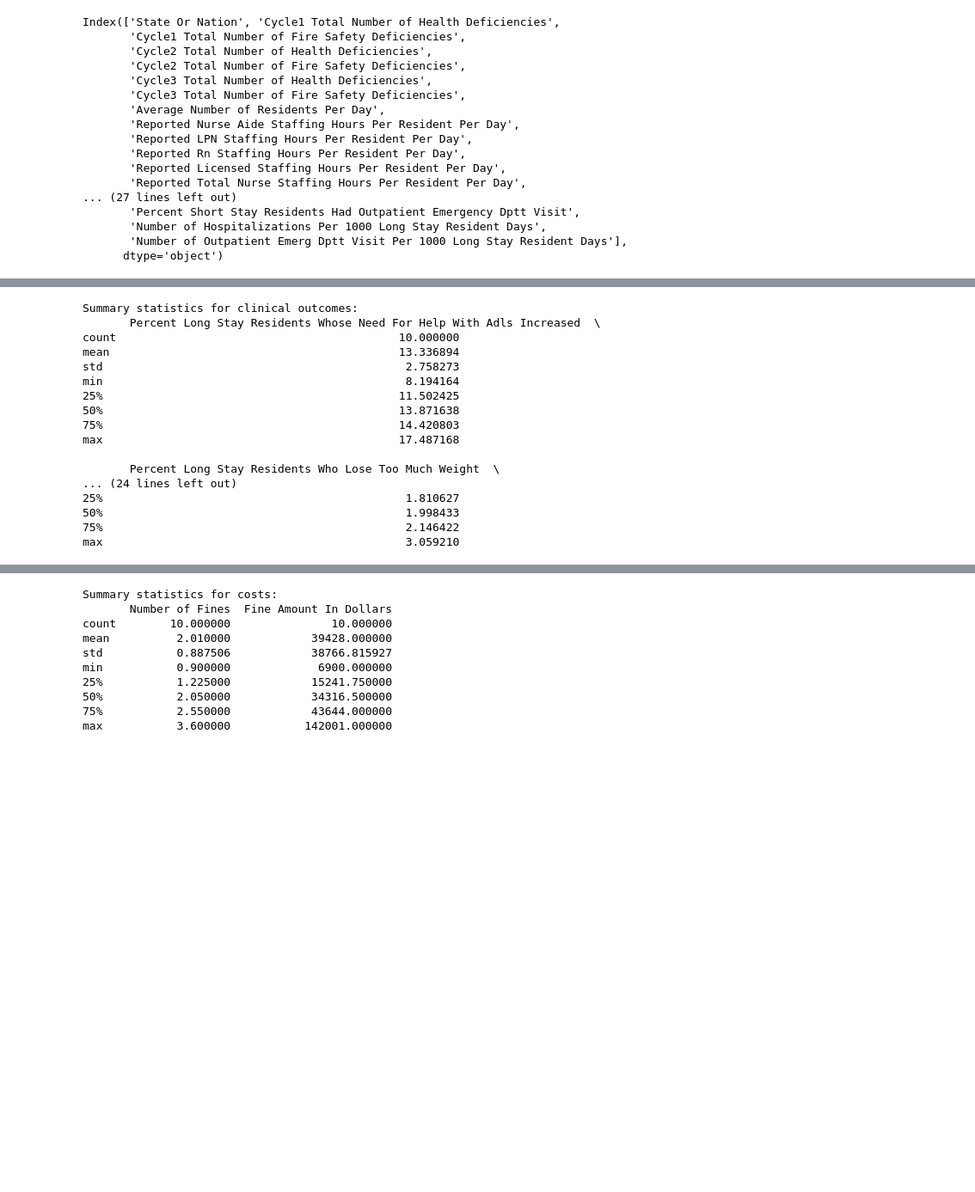
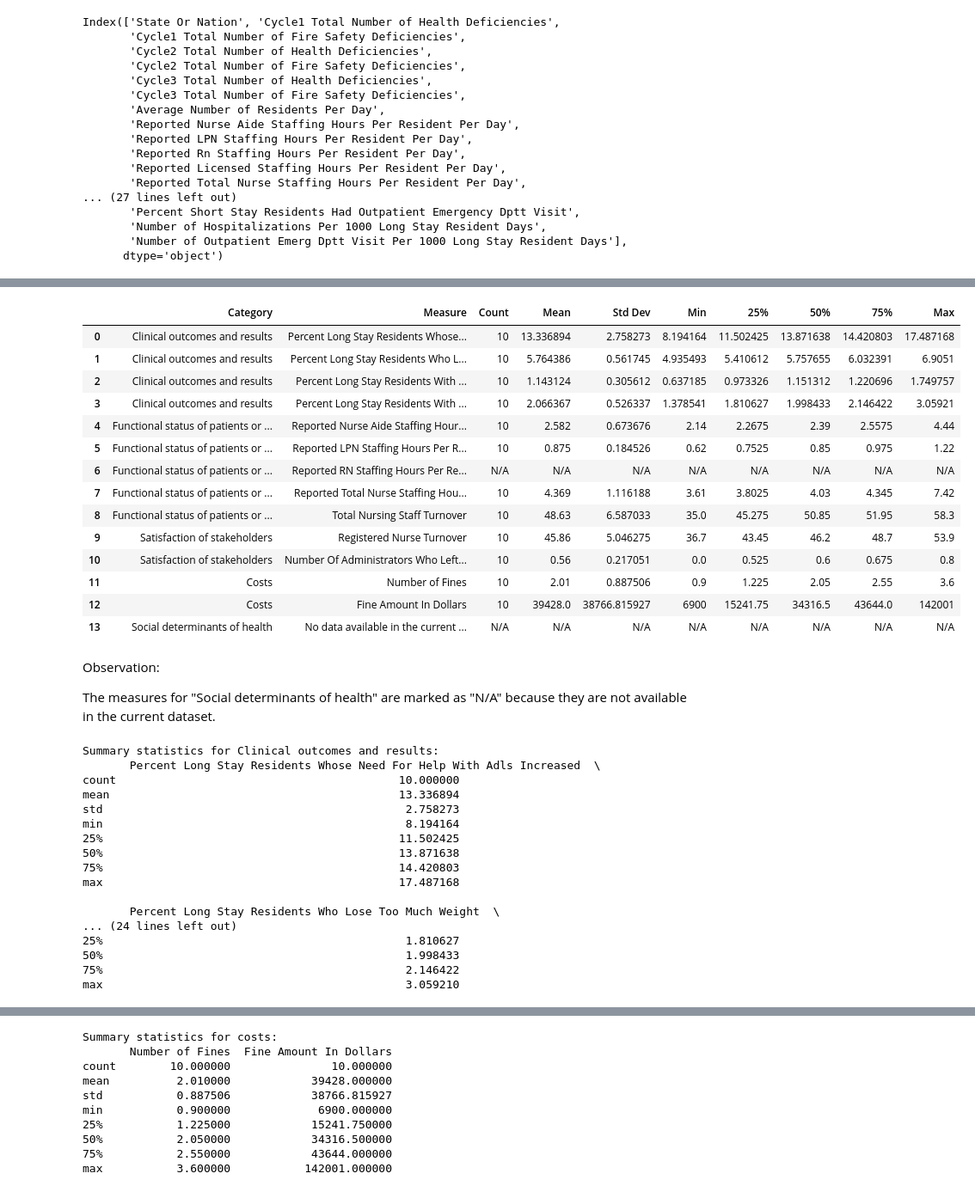
Before and after one commit to albertokabore/datafun_review_2, a Jupyter notebook: Albert.ipynb, the cells around one changed output, grey strips where cells are left out. Shown at 86% size. Saved outputs shown, nothing was run; the diff lists cells and outputs as text; code cells hidden in the pictures; blank space fills up the shorter version.

```diff
--- a/Albert.ipynb
+++ b/Albert.ipynb
@@ -149,0 +152,11 @@ costs = [
+# %%
+# Create the table
+table_data = []
+
+for category, metrics in measures.items():
+    for i, metric in enumerate(metrics, 1):
+        table_data.append({
+            'Domain': category,
+            'Measure Number': i,
+            'Measure': metric
+        })
@@ -150,9 +183,70 @@ costs = [
+# %%
+
+# Prepare the table
+table = []
+
+for category, metrics in measures.items():
+    for metric in metrics:
+        if metric in data.columns:
+            row = {
+                'Category': category,
+                'Measure': metric,
+                'Count': data[metric].count(),
+                'Mean': data[metric].mean(),
+                'Std Dev': data[metric].std(),
+                'Min': data[metric].min(),
+                '25%': data[metric].quantile(0.25),
+                '50%': data[metric].median(),
+                '75%': data[metric].quantile(0.75),
+                'Max': data[metric].max()
+            }
+            table.append(row)
+        else:
+            row = {
+                'Category': category,
+                'Measure': metric,
+                'Count': 'N/A',
+                'Mean': 'N/A',
+                'Std Dev': 'N/A',
+                'Min': 'N/A',
+                '25%': 'N/A',
+                '50%': 'N/A',
+                '75%': 'N/A',
+                'Max': 'N/A'
+            }
+            table.append(row)
+
+# Convert to DataFrame
+dashboard_table = pd.DataFrame(table)
+dashboard_table
+# %% [output]
+|  | Category | Measure | Count | Mean | Std Dev | Min | 25% | 50% | 75% | Max |
+| 0 | Clinical outcomes and results | Percent Long Stay Residents Whose... | 10 | 13.336894 | 2.758273 | 8.194164 | 11.502425 | 13.871638 | 14.420803 | 17.487168 |
+| 1 | Clinical outcomes and results | Percent Long Stay Residents Who L... | 10 | 5.764386 | 0.561745 | 4.935493 | 5.410612 | 5.757655 | 6.032391 | 6.9051 |
+| 2 | Clinical outcomes and results | Percent Long Stay Residents With ... | 10 | 1.143124 | 0.305612 | 0.637185 | 0.973326 | 1.151312 | 1.220696 | 1.749757 |
+| 3 | Clinical outcomes and results | Percent Long Stay Residents With ... | 10 | 2.066367 | 0.526337 | 1.378541 | 1.810627 | 1.998433 | 2.146422 | 3.05921 |
+| 4 | Functional status of patients or ... | Reported Nurse Aide Staffing Hour... | 10 | 2.582 | 0.673676 | 2.14 | 2.2675 | 2.39 | 2.5575 | 4.44 |
+| 5 | Functional status of patients or ... | Reported LPN Staffing Hours Per R... | 10 | 0.875 | 0.184526 | 0.62 | 0.7525 | 0.85 | 0.975 | 1.22 |
+| 6 | Functional status of patients or ... | Reported RN Staffing Hours Per Re... | N/A | N/A | N/A | N/A | N/A | N/A | N/A | N/A |
+| 7 | Functional status of patients or ... | Reported Total Nurse Staffing Hou... | 10 | 4.369 | 1.116188 | 3.61 | 3.8025 | 4.03 | 4.345 | 7.42 |
+| 8 | Functional status of patients or ... | Total Nursing Staff Turnover | 10 | 48.63 | 6.587033 | 35.0 | 45.275 | 50.85 | 51.95 | 58.3 |
+| 9 | Satisfaction of stakeholders | Registered Nurse Turnover | 10 | 45.86 | 5.046275 | 36.7 | 43.45 | 46.2 | 48.7 | 53.9 |
+| 10 | Satisfaction of stakeholders | Number Of Administrators Who Left... | 10 | 0.56 | 0.217051 | 0.0 | 0.525 | 0.6 | 0.675 | 0.8 |
+| 11 | Costs | Number of Fines | 10 | 2.01 | 0.887506 | 0.9 | 1.225 | 2.05 | 2.55 | 3.6 |
+| 12 | Costs | Fine Amount In Dollars | 10 | 39428.0 | 38766.815927 | 6900 | 15241.75 | 34316.5 | 43644.0 | 142001 |
+| 13 | Social determinants of health | No data available in the current ... | N/A | N/A | N/A | N/A | N/A | N/A | N/A | N/A |
+# %% [markdown]
+Observation:
+
+The measures for "Social determinants of health" are marked as "N/A" because they are not available in the current dataset.
 # %%
-# Display summary statistics for clinical outcomes
-print("\nSummary statistics for clinical outcomes:")
-print(data[clinical_outcomes].describe())
+
+
+# Clinical outcomes and results
+print("\nSummary statistics for Clinical outcomes and results:")
+print(data[measures['Clinical outcomes and results']].describe())
 # %% [output]
-Summary statistics for clinical outcomes:
+Summary statistics for Clinical outcomes and results:
        Percent Long Stay Residents Whose Need For Help With Adls Increased  \
 count                                          10.000000
 mean                                           13.336894
```
Also changed, not shown: parts of 4 cells of this notebook.
